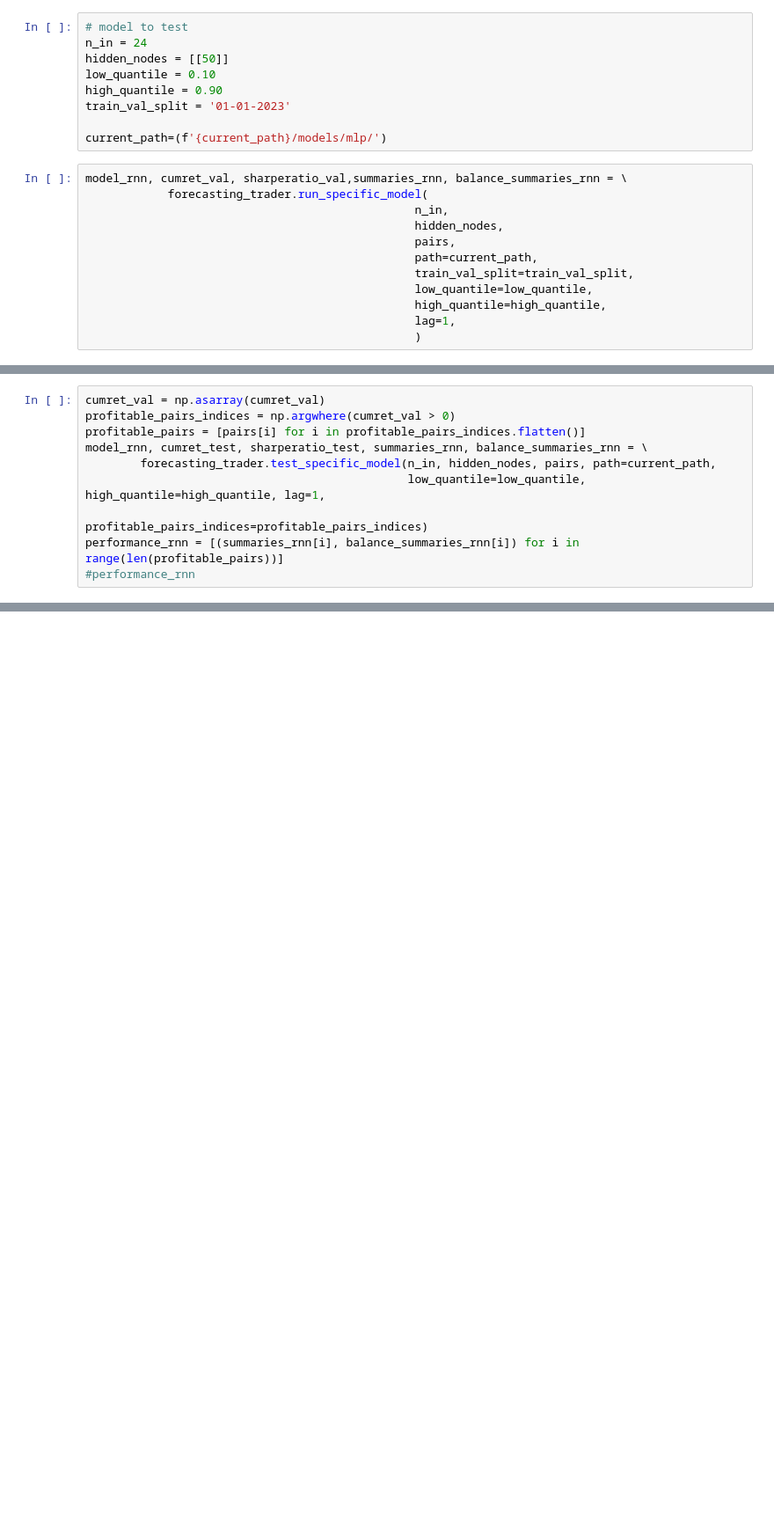
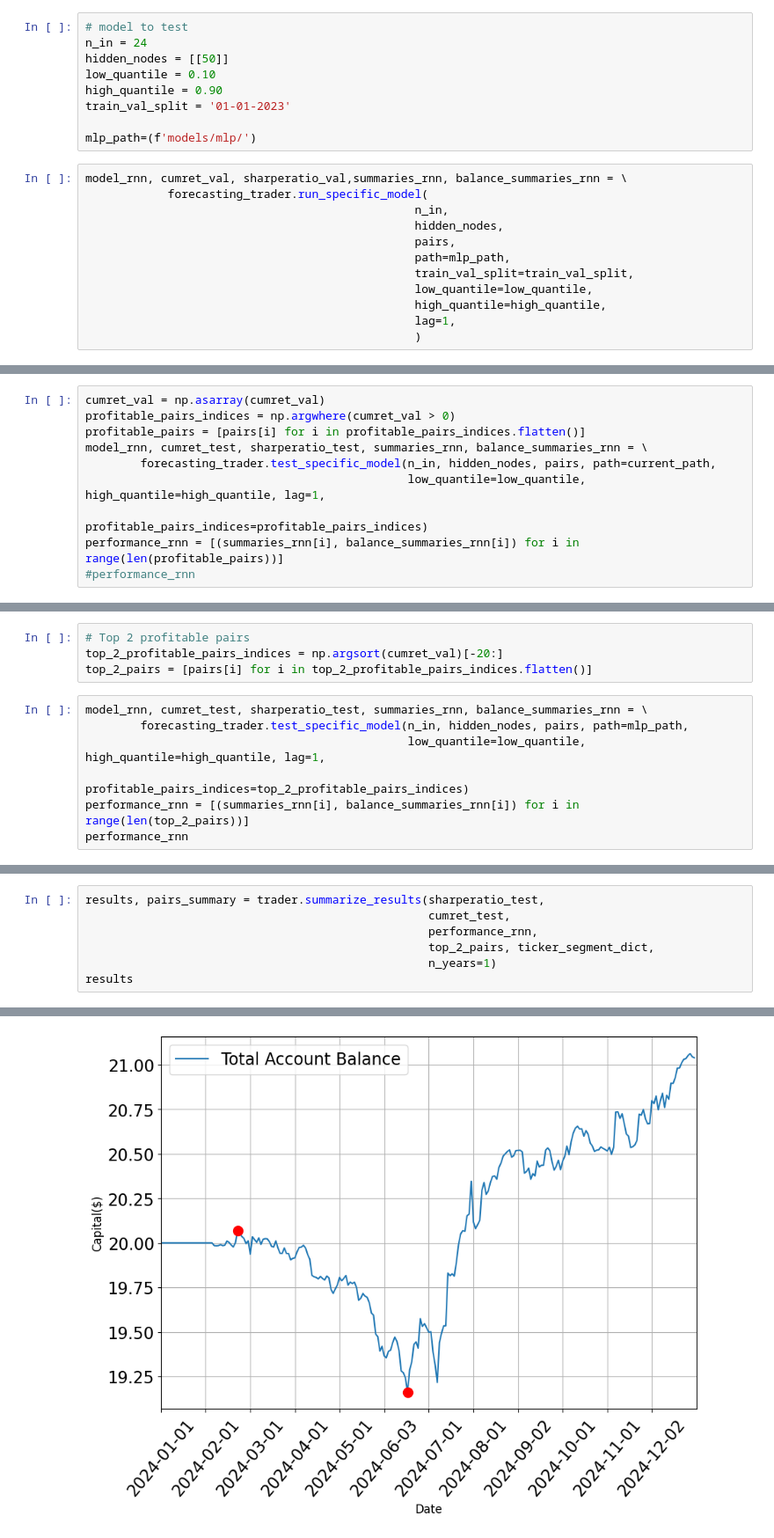
Before and after one commit to human-ak/WQU-Capstone, a Jupyter notebook: notebooks/CAE/g. Forecasting Trader_MLP.ipynb, the cells around one changed output, grey strips where cells are left out. Shown at 88% size. Drawn from its saved outputs; the diff is of its cells as text; blank space fills up the shorter version.

```diff
--- a/notebooks/CAE/g. Forecasting Trader_MLP.ipynb
+++ b/notebooks/CAE/g. Forecasting Trader_MLP.ipynb
@@ -252,14 +237,14 @@ low_quantile = 0.10
 high_quantile = 0.90
 train_val_split = '01-01-2023'
 
-current_path=(f'{current_path}/models/mlp/')
+mlp_path=(f'models/mlp/')
 # %%
 model_rnn, cumret_val, sharperatio_val,summaries_rnn, balance_summaries_rnn = \
             forecasting_trader.run_specific_model(
                                                 n_in,
                                                 hidden_nodes,
                                                 pairs,
-                                                path=current_path,
+                                                path=mlp_path,
                                                 train_val_split=train_val_split,
                                                 low_quantile=low_quantile,
                                                 high_quantile=high_quantile,
@@ -426,0 +466,11 @@ results
+# %%
+# Top 2 profitable pairs
+top_2_profitable_pairs_indices = np.argsort(cumret_val)[-20:]
+top_2_pairs = [pairs[i] for i in top_2_profitable_pairs_indices.flatten()]
+# %%
+model_rnn, cumret_test, sharperatio_test, summaries_rnn, balance_summaries_rnn = \
+        forecasting_trader.test_specific_model(n_in, hidden_nodes, pairs, path=mlp_path,
+                                               low_quantile=low_quantile, high_quantile=high_quantile, lag=1,
+                                               profitable_pairs_indices=top_2_profitable_pairs_indices)
+performance_rnn = [(summaries_rnn[i], balance_summaries_rnn[i]) for i in range(len(top_2_pairs))]
+performance_rnn
@@ -426,0 +495,8 @@ results
+# %%
+results, pairs_summary = trader.summarize_results(sharperatio_test,
+                                                  cumret_test,
+                                                  performance_rnn,
+                                                  top_2_pairs, ticker_segment_dict,
+                                                  n_years=1)
+results
+# %% [output]
@@ -426,0 +522 @@ results
+[figure, added]
```
Also changed, not shown: parts of 25 cells of this notebook.
